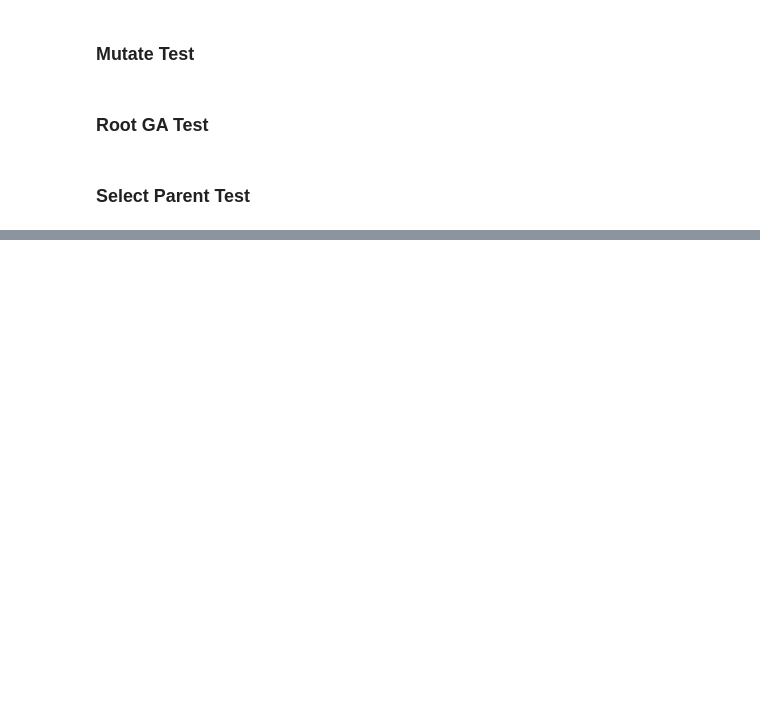
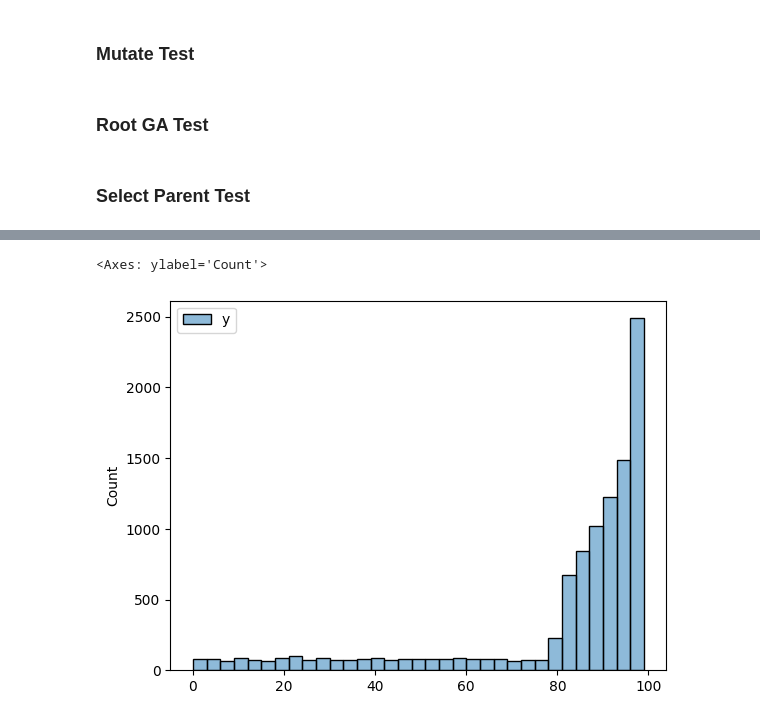
Before and after one commit to gpurci/MIN, a Jupyter notebook: laborator_1/GeneticAlgoritmMethods/my_test/test_manager.ipynb, the cells around one changed output, grey strips where cells are left out. Cells and saved outputs as stored; diff of their text form; code cells hidden in the pictures; blank space fills up the shorter version.

```diff
--- a/laborator_1/GeneticAlgoritmMethods/my_test/test_manager.ipynb
+++ b/laborator_1/GeneticAlgoritmMethods/my_test/test_manager.ipynb
@@ -276,0 +321,12 @@ print(pop)
+# %%
+
+tmp = []
+for _ in range(10000):
+    arg = obj.selectParentTour()
+    tmp.append(arg)
+
+data = {"y":np.array(tmp)}
+sns.histplot(data=data, binwidth=3)
+# %% [output]
+<Axes: ylabel='Count'>
+[figure, added]
```
Also changed, not shown: parts of 11 cells of this notebook, 7 other files.
